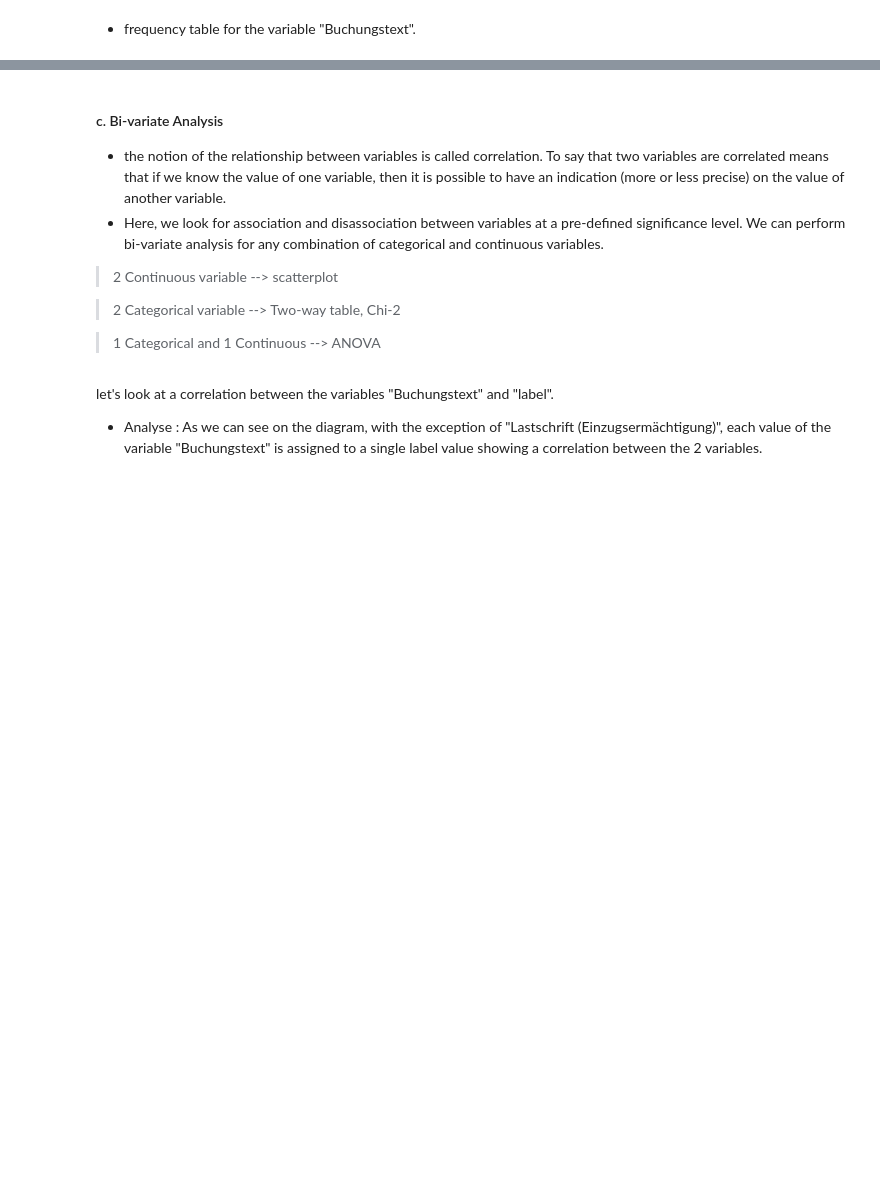
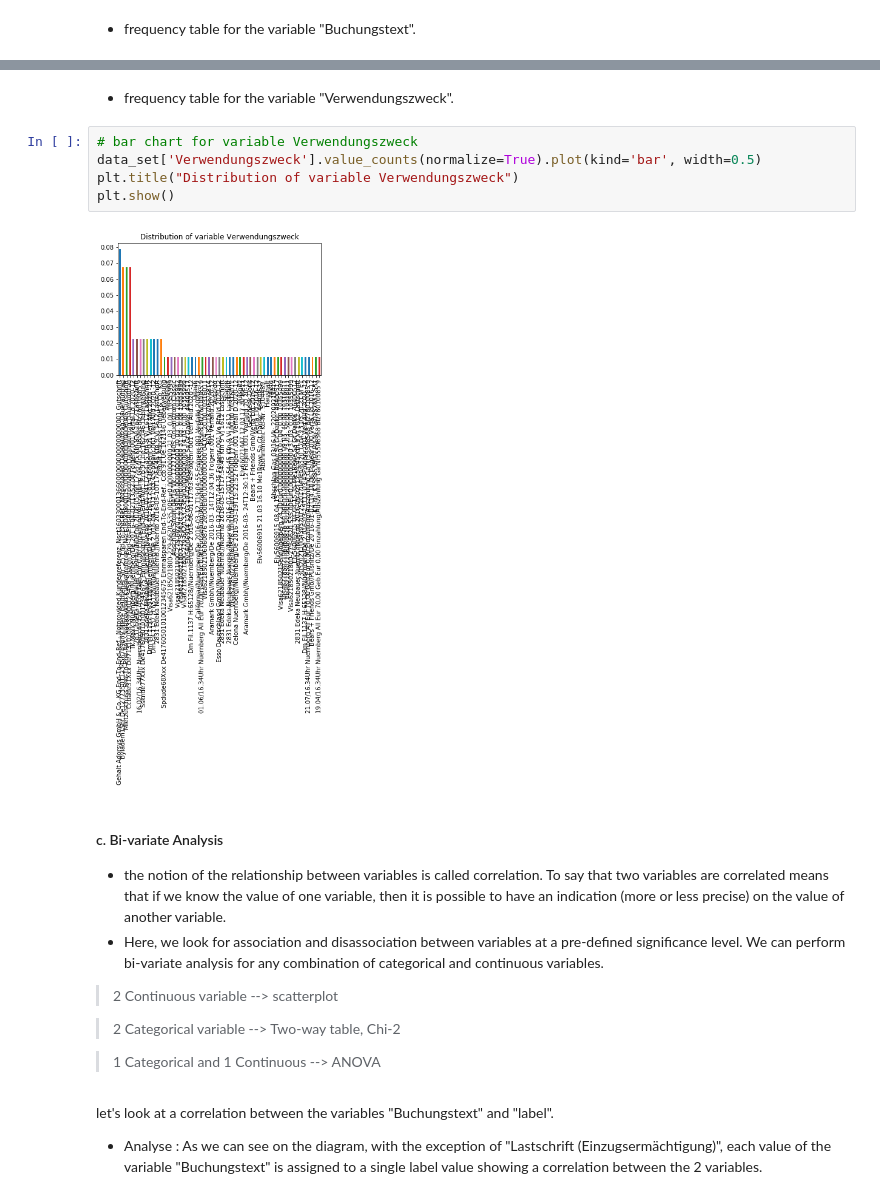
Before and after one commit to ted19b/saki_ss19, a Jupyter notebook: uebung_01/oss-saki-ss19-exercise-1.ipynb, the cells around one changed output, grey strips where cells are left out. Drawn from its saved outputs; the diff is of its cells as text; blank space fills up the shorter version.

```diff
--- a/uebung_01/oss-saki-ss19-exercise-1.ipynb
+++ b/uebung_01/oss-saki-ss19-exercise-1.ipynb
@@ -168,3 +175,12 @@ plt.show()
+# %% [markdown]
+* frequency table for the variable "Verwendungszweck".
+# %%
+# bar chart for variable Verwendungszweck
+data_set['Verwendungszweck'].value_counts(normalize=True).plot(kind='bar', width=0.5)
+plt.title("Distribution of variable Verwendungszweck")
+plt.show()
+# %% [output]
+[figure, added]
 # %% [markdown]
 #### c. Bi-variate Analysis
 * the notion of the relationship between variables is called correlation. To say that two variables are correlated means
```
Also changed, not shown: parts of 9 cells of this notebook.
